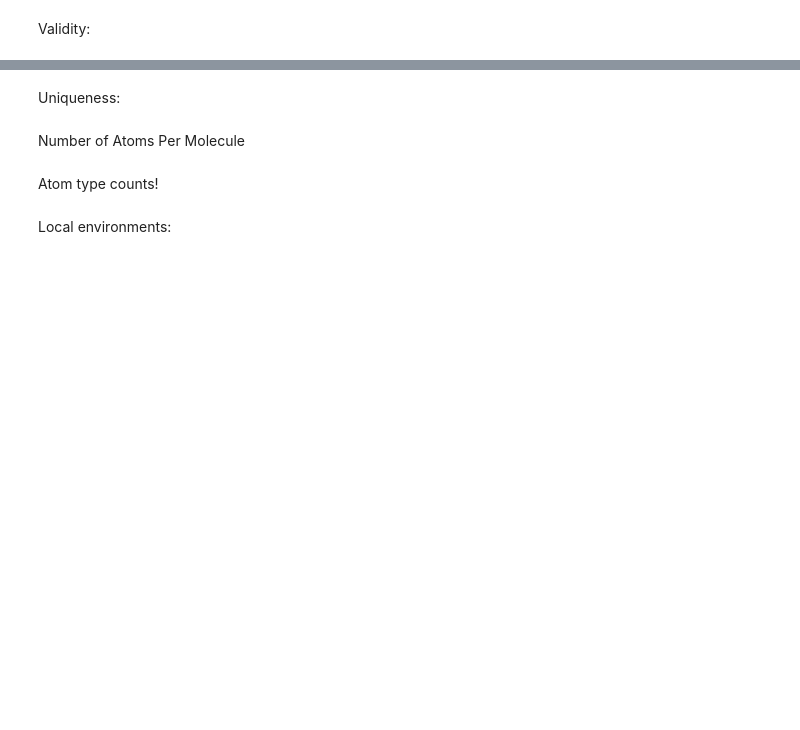
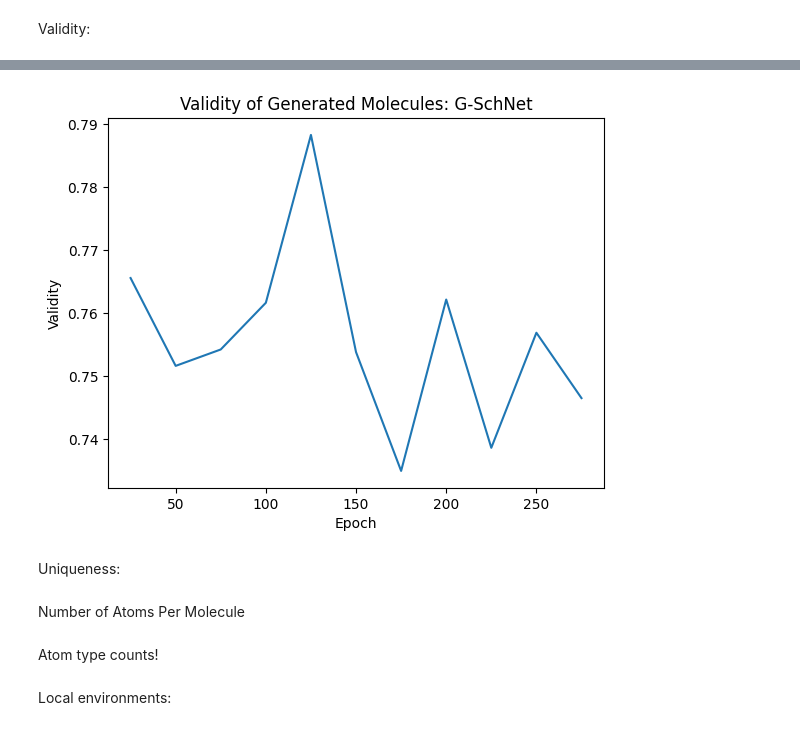
Before and after one commit to atomicarchitects/symphony, a Jupyter notebook: analyses/analyze_molecules.ipynb, the cells around one changed output, grey strips where cells are left out. Cells and saved outputs as stored; diff of their text form; code cells hidden in the pictures; blank space fills up the shorter version.

```diff
--- a/analyses/analyze_molecules.ipynb
+++ b/analyses/analyze_molecules.ipynb
@@ -158,3 +160,38 @@ print(format_dataframe_and_highlight_maximum(formatted_validity_df))
+# %%
+# # Make a dataframe for each model for the validity of the molecules.
+# validity_df = pd.DataFrame(columns=["epoch", "validity"])
+
+# for epoch, molecules in valid_molecules.items():
+#     validity_fraction = compute_validity(all_generated_molecules[epoch], molecules)
+#     print(f"{epoch}: {100 * validity_fraction:0.2f}")
+
+#     # Compute bootstrap CI for validity
+#     all_valid_list = jnp.asarray([check_molecule_validity(molecule) for molecule in all_generated_molecules[epoch]])
+#     bootstrap_validity_fractions = []
+#     for rng_seed in range(1000):
+#         indices = jax.random.choice(jax.random.PRNGKey(rng_seed), len(all_generated_molecules[epoch]), shape=(len(all_generated_molecules[epoch]),), replace=True)
+#         valid = all_valid_list[indices]
+#         bootstrap_validity_fractions.append(valid.mean())
+#     bootstrap_validity_fractions = jnp.array(bootstrap_validity_fractions)
+#     print(f"{epoch}: {100 * bootstrap_validity_fractions.mean():0.2f} +/- {100 * bootstrap_validity_fractions.std():0.2f}")
+
+#     validity_df = pd.concat(
+#         [
+#             validity_df,
+#             pd.DataFrame.from_records(
+#                 {"epoch": epoch, "validity": [validity_fraction]}
+#             ),
+#         ],
+#         ignore_index=True,
+#     )
+
+sns.lineplot(data=validity_df[:-1], x="epoch", y="validity")
+plt.title("Validity of Generated Molecules: G-SchNet")
+plt.xlabel("Epoch")
+plt.ylabel("Validity")
+plt.show();
+# %% [output]
+[figure, added]
 # %% [markdown]
 Uniqueness:
 # %%
```
Also changed, not shown: parts of 6 cells of this notebook, 15 other files.
